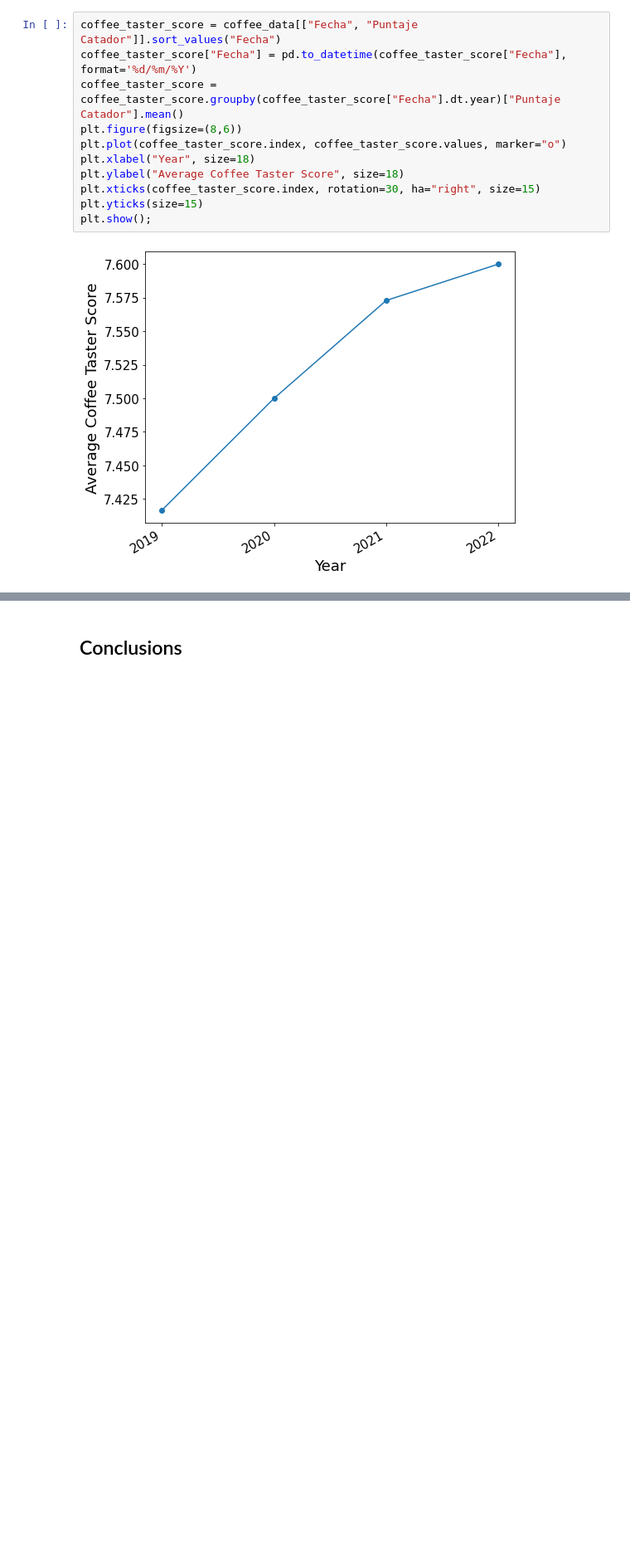
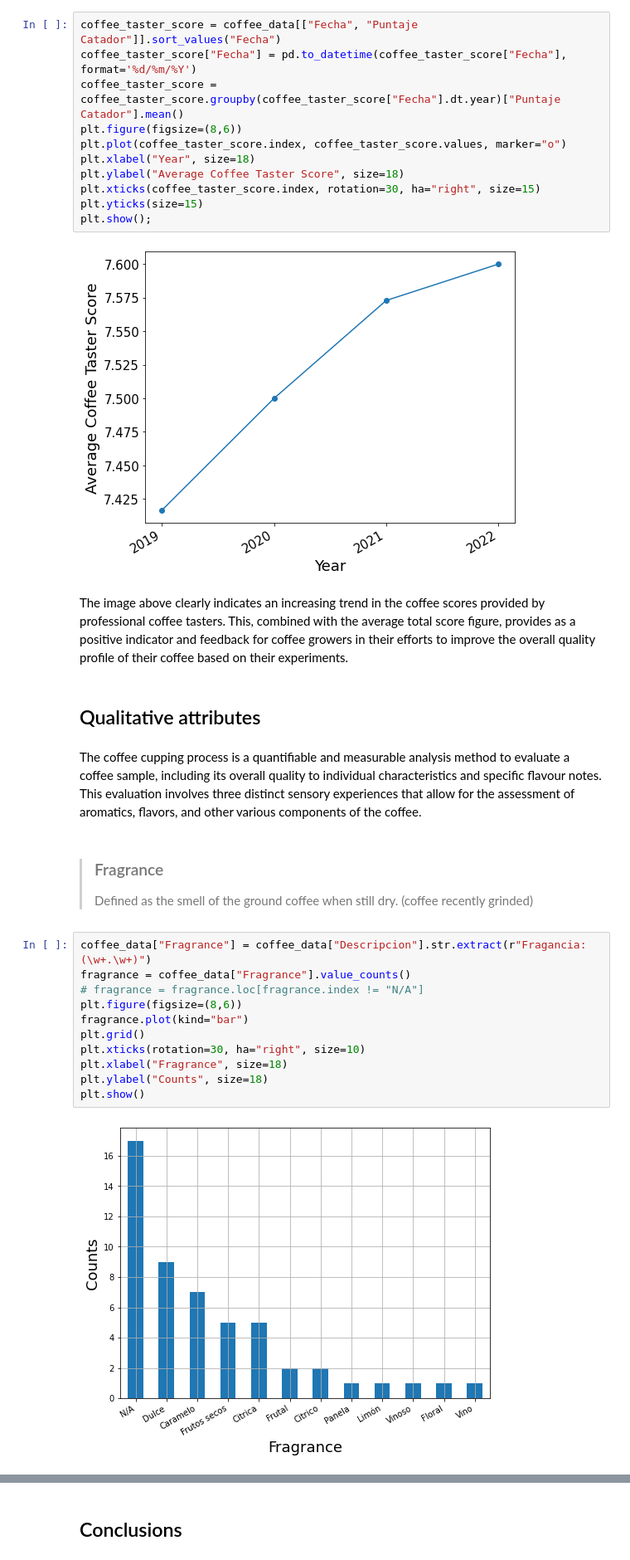
Before and after one commit to SRam3/Coffee_flavors_analyzer, a Jupyter notebook: notebooks/data_analysis.ipynb, the cells around one changed output, grey strips where cells are left out. Shown at 83% size. Saved outputs shown, nothing was run; the diff lists cells and outputs as text; blank space fills up the shorter version.

Commit message:
qualitative analysis included

```diff
--- a/notebooks/data_analysis.ipynb
+++ b/notebooks/data_analysis.ipynb
@@ -117,3 +116,26 @@ plt.yticks(size=15)
 plt.show();
 # %% [output]
 [figure]
+# %% [markdown]
+The image above clearly indicates an increasing trend in the coffee scores provided by professional coffee tasters. This, combined with the average total score figure, provides as a positive indicator and feedback for coffee growers in their efforts to improve the overall quality profile of their coffee based on their experiments.
+# %% [markdown]
+## Qualitative attributes
+# %% [markdown]
+The coffee cupping process is a quantifiable and measurable analysis method to evaluate a coffee sample, including its overall quality to individual characteristics and specific flavour notes.
+This evaluation involves three distinct sensory experiences that allow for the assessment of aromatics, flavors, and other various components of the coffee.
+# %% [markdown]
+>### Fragrance
+> Defined as the smell of the ground coffee when still dry. (coffee recently grinded)
+# %%
+coffee_data["Fragrance"] = coffee_data["Descripcion"].str.extract(r"Fragancia: (\w+.\w+)")
+fragrance = coffee_data["Fragrance"].value_counts()
+# fragrance = fragrance.loc[fragrance.index != "N/A"]
+plt.figure(figsize=(8,6))
+fragrance.plot(kind="bar")
+plt.grid()
+plt.xticks(rotation=30, ha="right", size=10)
+plt.xlabel("Fragrance", size=18)
+plt.ylabel("Counts", size=18)
+plt.show()
+# %% [output]
+[figure, added]
```
Also changed, not shown: parts of 19 cells of this notebook, 1 other file.
